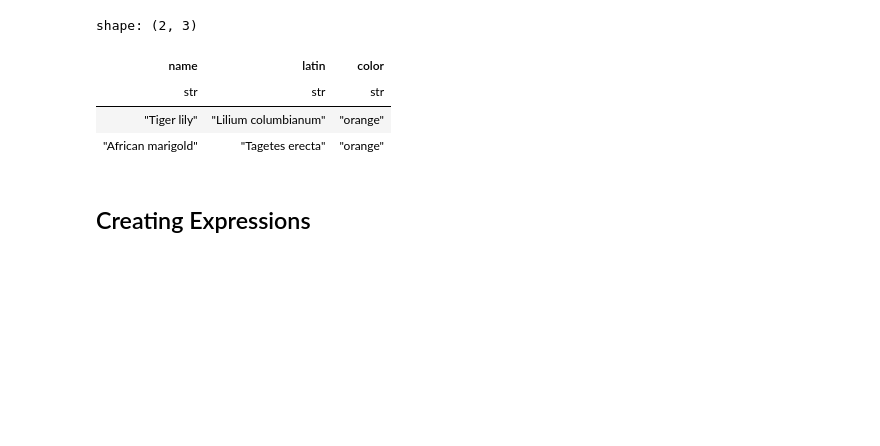
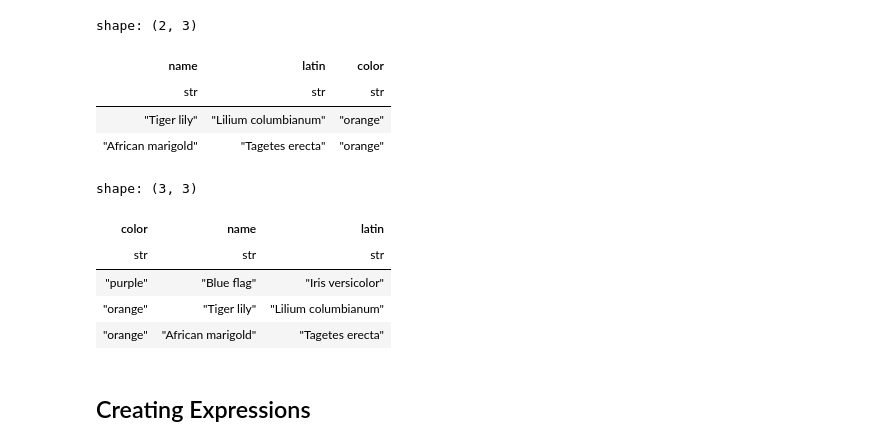
Before and after one commit to PeiGuancheng/python-polars-the-definitive-guide, a Jupyter notebook: ch07.ipynb, the cells around one changed output. Cells and saved outputs as stored; diff of their text form; code cells hidden in the pictures; blank space fills up the shorter version.

```diff
--- a/ch07.ipynb
+++ b/ch07.ipynb
@@ -214,6 +225,15 @@ shape: (2, 3)
 | str | str | str |
 | "Tiger lily" | "Lilium columbianum" | "orange" |
 | "African marigold" | "Tagetes erecta" | "orange" |
+# %%
+flowers.group_by('color').head()
+# %% [output]
+shape: (3, 3)
+| color | name | latin |
+| str | str | str |
+| "purple" | "Blue flag" | "Iris versicolor" |
+| "orange" | "Tiger lily" | "Lilium columbianum" |
+| "orange" | "African marigold" | "Tagetes erecta" |
 # %% [markdown]
 ## Creating Expressions
 # %% [markdown]
```
Also changed, not shown: parts of 22 cells of this notebook, 4 other files.
